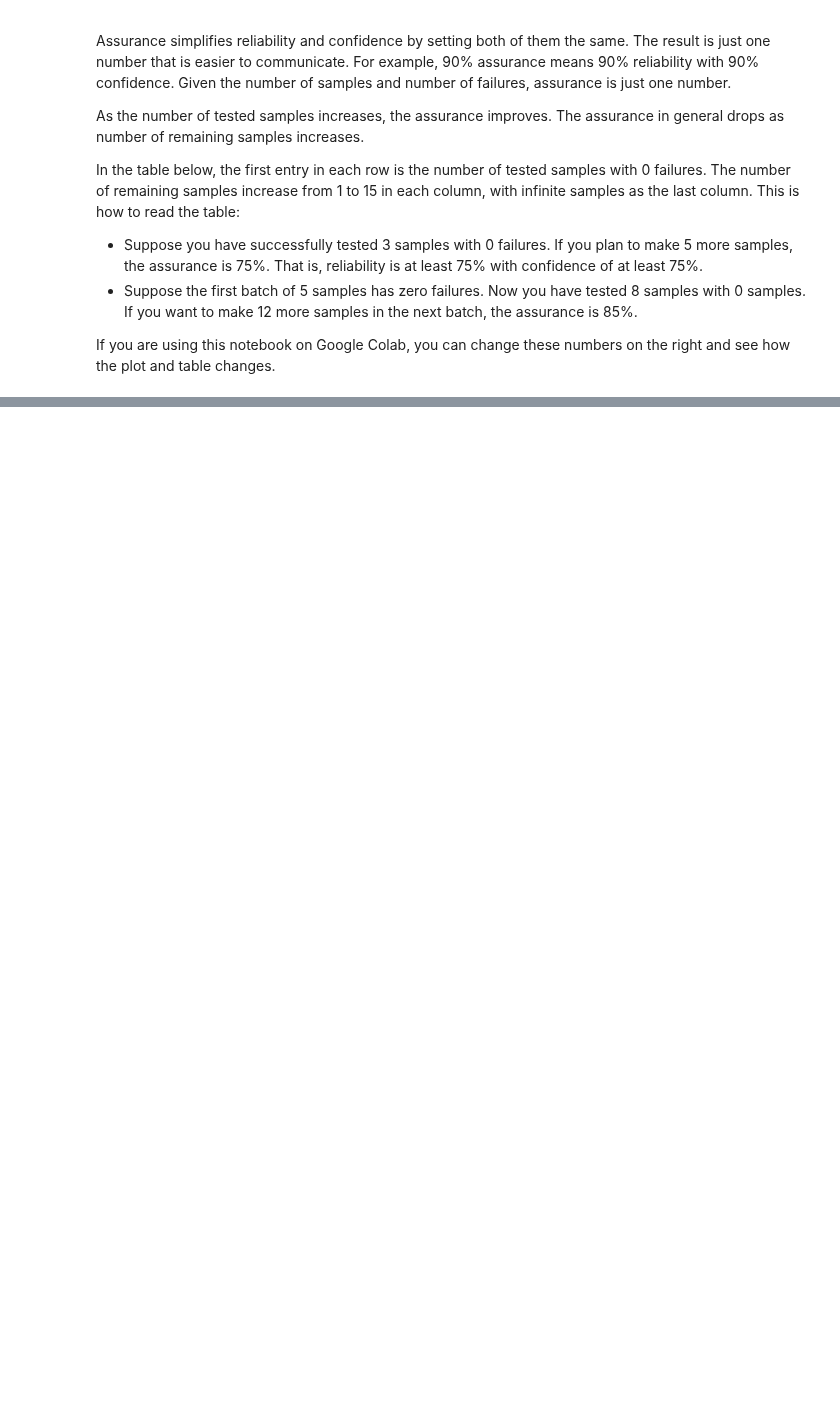
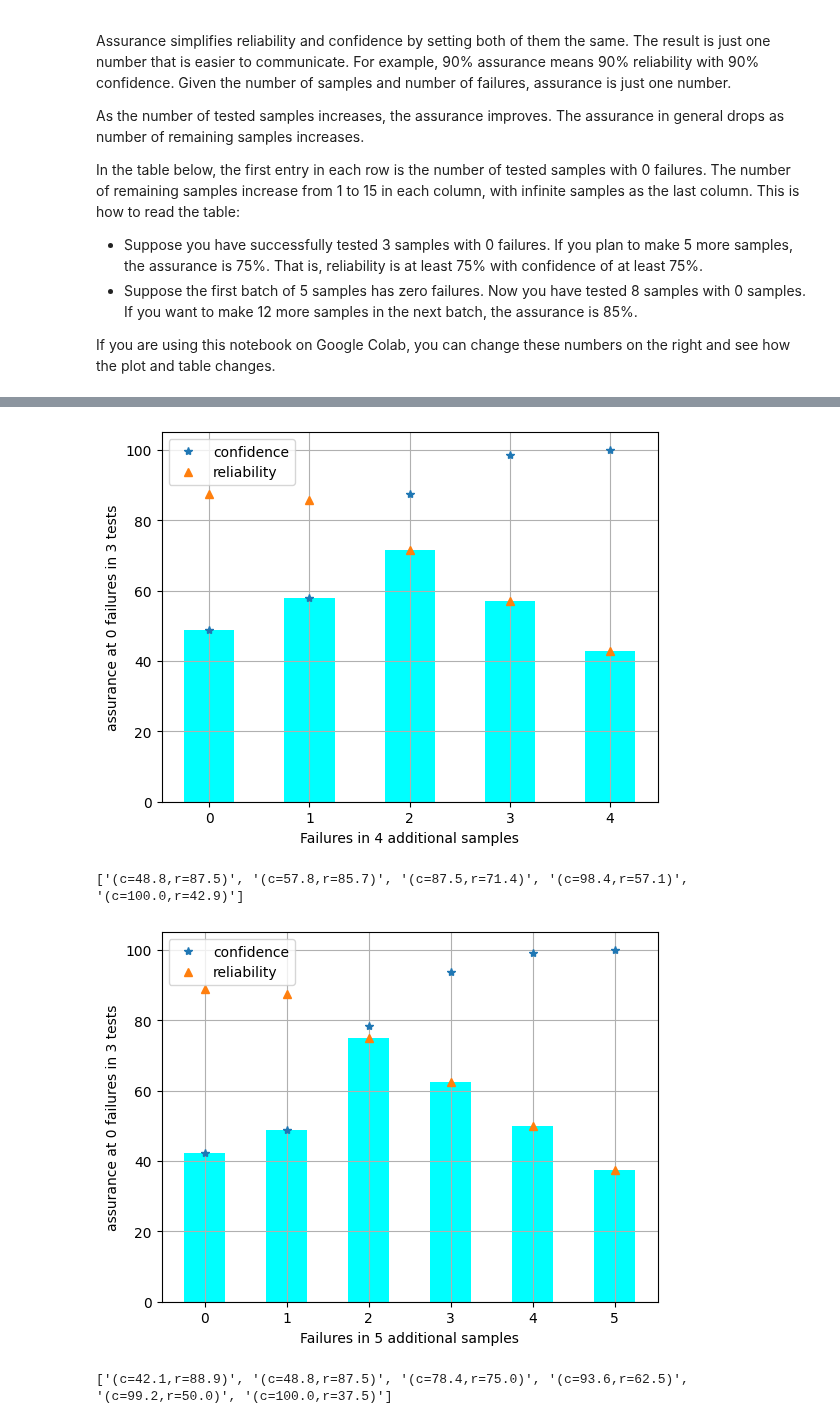
Before and after one commit to sanjaymjoshi/relistats_notebook, a Jupyter notebook: relistats_binomial_finite.ipynb, the cells around one changed output, grey strips where cells are left out. Drawn from its saved outputs; the diff is of its cells as text; code cells hidden in the pictures; blank space fills up the shorter version.

Commit message:
assurance calculations

```diff
--- a/relistats_binomial_finite.ipynb
+++ b/relistats_binomial_finite.ipynb
@@ -230,0 +237,20 @@ print(tabulate(all_a, headers=all_m, tablefmt=table_format, floatfmt=".1f"))
+# %%
+def plot_assurance(n, f, m):
+    all_cr = [conf_fin(n, f, m, d) for d in range(m+1)]
+    plt.plot([c*100 for c,r in all_cr], '*', label='confidence')
+    plt.plot([r*100 for c,r in all_cr], '^', label='reliability')
+    plt.bar(range(m+1), [min(r,c)*100 for r,c in all_cr], color='cyan', width=0.5)
+    plt.xlabel(f'Failures in {m} additional samples')
+    plt.ylabel(f'assurance at {f} failures in {n} tests')
+    plt.grid()
+    plt.legend()
+    plt.show()
+    print([f"(c={c*100:.1f},r={r*100:.1f})" for c,r in all_cr])
+
+plot_assurance(3, 0, 4)
+plot_assurance(3, 0, 5)
+# %% [output]
+[figure, added]
+['(c=48.8,r=87.5)', '(c=57.8,r=85.7)', '(c=87.5,r=71.4)', '(c=98.4,r=57.1)', '(c=100.0,r=42.9)']
+[figure, added]
+['(c=42.1,r=88.9)', '(c=48.8,r=87.5)', '(c=78.4,r=75.0)', '(c=93.6,r=62.5)', '(c=99.2,r=50.0)', '(c=100.0,r=37.5)']
```
Also changed, not shown: parts of 2 cells of this notebook.
